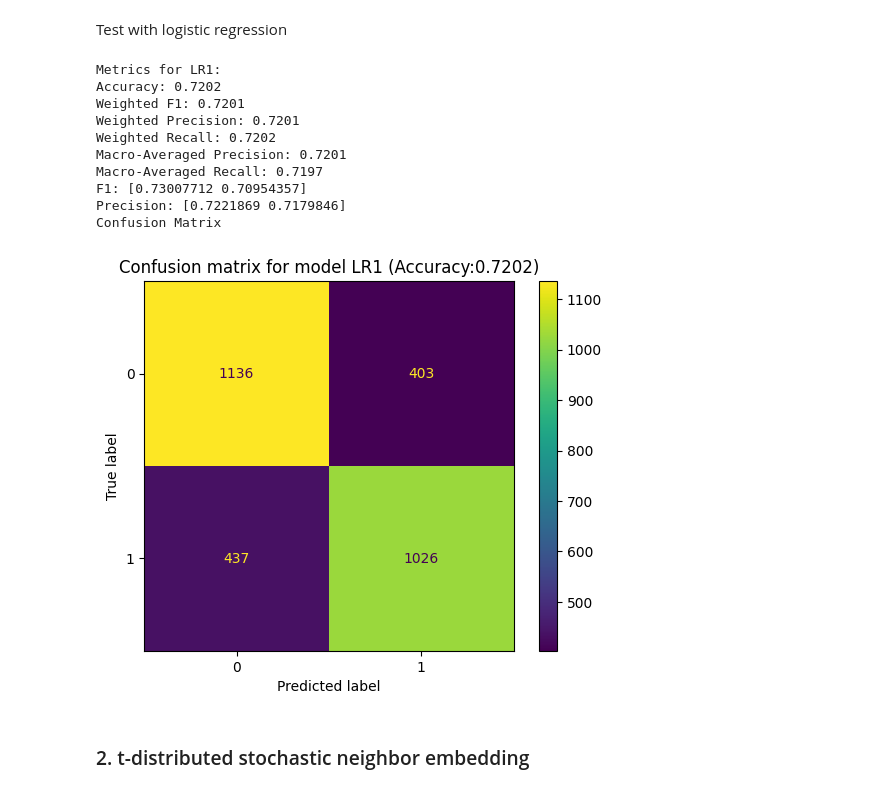
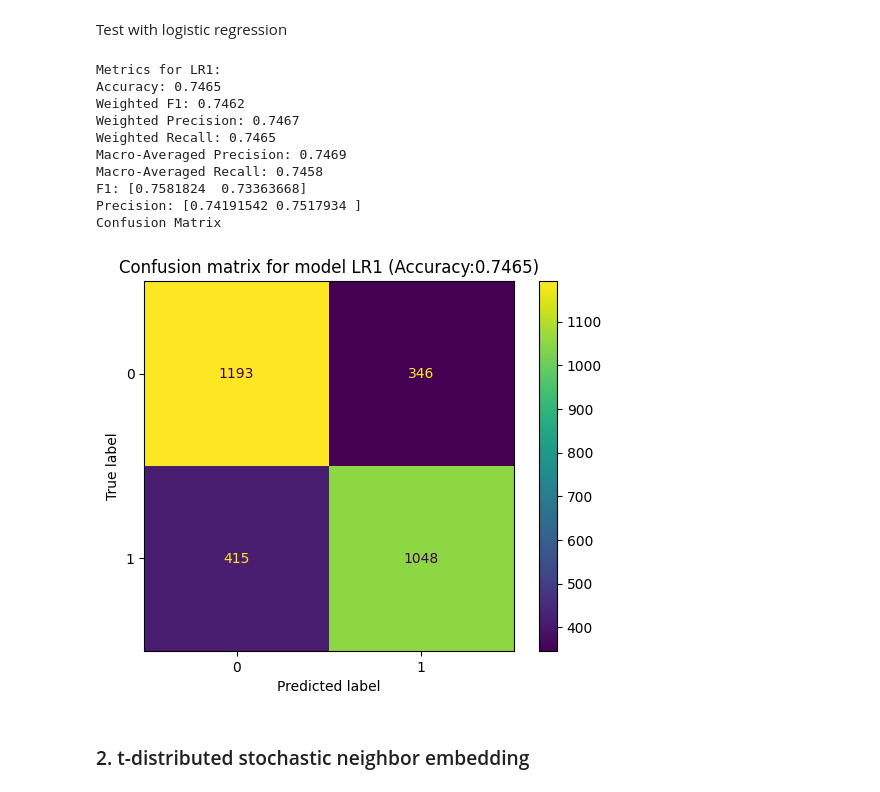
Before and after one commit to SoareCristi/BigData_MovieRatings, a Jupyter notebook: dimensionality_reduction.ipynb, the cells around one changed output. Cells and saved outputs as stored; diff of their text form; code cells hidden in the pictures.

Commit message:
Modify reduced datasets

```diff
--- a/dimensionality_reduction.ipynb
+++ b/dimensionality_reduction.ipynb
@@ -78,9 +78,22 @@ PC7     0.027972
 PC3     0.042847
 dtype: float64
 # %%
+from sklearn.model_selection import train_test_split
 n = 18
 pca_reduced = PCA(n_components=n)
-principalComponents_reduced = pca_reduced.fit_transform(features)
+
+test_size = 0.2
+X_train, X_test, y_train, y_test = train_test_split(
+    features,
+    df_scaled['averageRating'], test_size=test_size,
+    random_state=42
+)
+X_train_PCA = pca_reduced.fit_transform(X_train)
+
+np.savetxt("DimensionalityReductionData/X_train_PCA.csv", X_train_PCA, delimiter=",")
+
+principalComponents_reduced = pca_reduced.transform(X_test)
+np.savetxt("DimensionalityReductionData/X_test_PCA.csv", principalComponents_reduced, delimiter=",")
 
 df_reduced = pd.DataFrame(data=principalComponents_reduced, columns=[f'PC{i+1}' for i in range(n)])
 
@@ -129,48 +142,42 @@ def calculate_metrics(model_name, y_true, y_pred):
     }
 
     # Print the metrics
     print(f"Metrics for {model_name}:")
     for metric_name, metric_value in metrics.items():
         try:
             print(f"{metric_name}: {metric_value:.4f}")
         except:
             print(f"{metric_name}: {metric_value}")
 
     print("Confusion Matrix")
     cm = confusion_matrix(y_true, y_pred)
     cmd = ConfusionMatrixDisplay(confusion_matrix=cm)
     cmd.plot()
 
     plt.title(f'Confusion matrix for model {model_name} (Accuracy:{metrics["Accuracy"]:.4f})')
     plt.show()
 
     # Create df to store metrics
     df_metrics = pd.DataFrame(metrics, index=[model_name])
 
     return df_metrics
 
-test_size = 0.2
-X_train, X_test, y_train, y_test = train_test_split(
-    df_reduced,
-    df_scaled['averageRating'], test_size=test_size,
-    random_state=42
-)
 model = LogisticRegression(random_state=42)
 model.fit(X_train, y_train)
 predictions = model.predict(X_test)
 model_metrics = calculate_metrics('LR1', y_test, predictions)
 # %% [output]
 Metrics for LR1:
-Accuracy: 0.7202
-Weighted F1: 0.7201
-Weighted Precision: 0.7201
-Weighted Recall: 0.7202
-Macro-Averaged Precision: 0.7201
-Macro-Averaged Recall: 0.7197
-F1: [0.73007712 0.70954357]
-Precision: [0.7221869 0.7179846]
+Accuracy: 0.7465
+Weighted F1: 0.7462
+Weighted Precision: 0.7467
+Weighted Recall: 0.7465
+Macro-Averaged Precision: 0.7469
+Macro-Averaged Recall: 0.7458
+F1: [0.7581824  0.73363668]
+Precision: [0.74191542 0.7517934 ]
 Confusion Matrix
-[figure, old version]
+[figure, new version]
 # %%
 df_reduced.to_csv("DimensionalityReductionData/PCA.csv", index=False)
 # %% [markdown]
```
Also changed, not shown: parts of 7 cells of this notebook, 6 other files.
